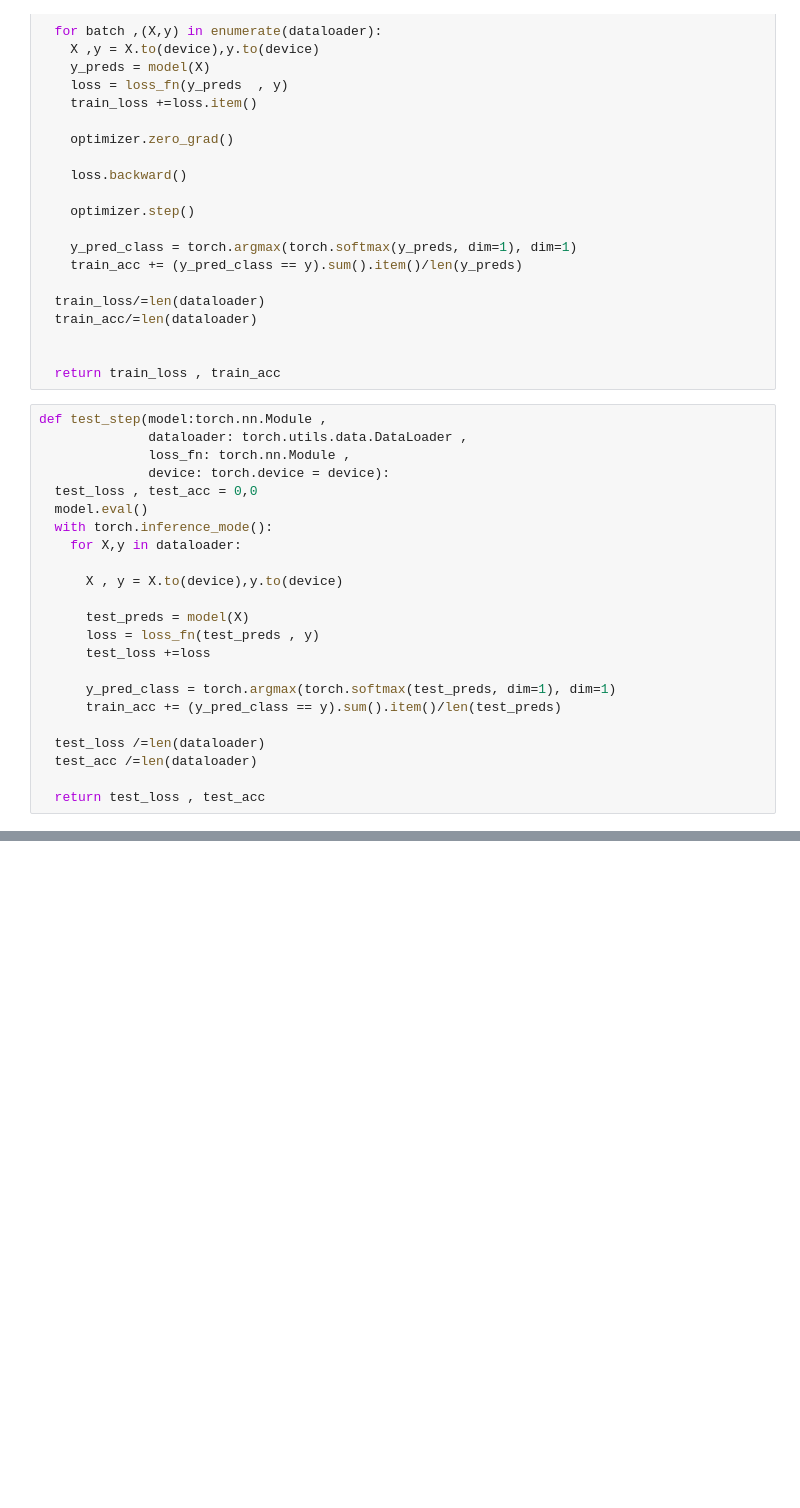
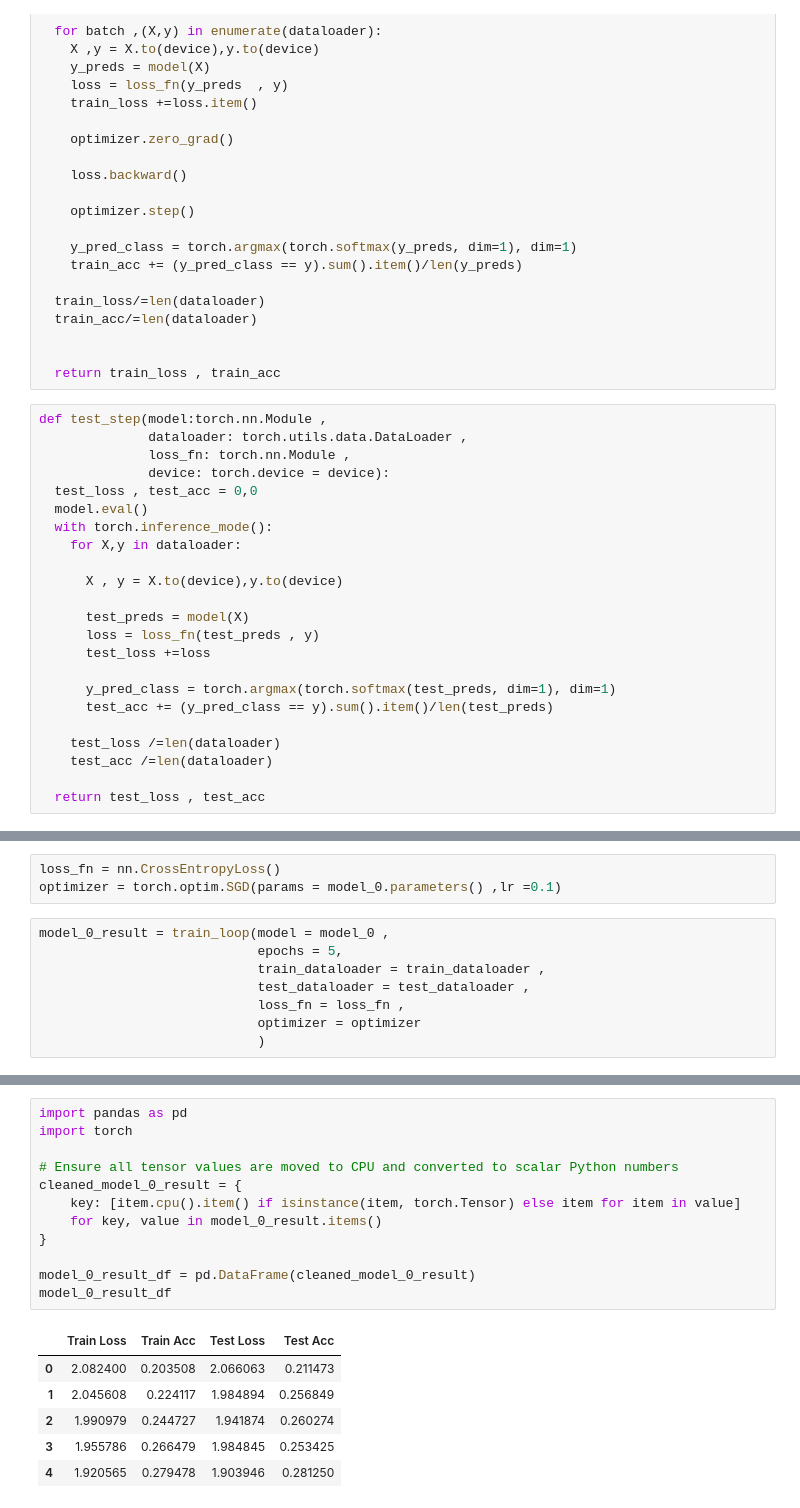
Before and after one commit to Imran1hp/Waste-Cassification, a Jupyter notebook: Waste_classification.ipynb, the cells around one changed output, grey strips where cells are left out. Drawn from its saved outputs; the diff is of its cells as text; blank space fills up the shorter version.

Commit message:
get result of the model_0

```diff
--- a/Waste_classification.ipynb
+++ b/Waste_classification.ipynb
@@ -462,9 +462,9 @@ def test_step(model:torch.nn.Module ,
       test_loss +=loss
 
       y_pred_class = torch.argmax(torch.softmax(test_preds, dim=1), dim=1)
-      train_acc += (y_pred_class == y).sum().item()/len(test_preds)
+      test_acc += (y_pred_class == y).sum().item()/len(test_preds)
 
-  test_loss /=len(dataloader)
-  test_acc /=len(dataloader)
+    test_loss /=len(dataloader)
+    test_acc /=len(dataloader)
 
   return test_loss , test_acc
@@ -470,0 +506,11 @@ def test_step(model:torch.nn.Module ,
+# %%
+loss_fn = nn.CrossEntropyLoss()
+optimizer = torch.optim.SGD(params = model_0.parameters() ,lr =0.1)
+# %%
+model_0_result = train_loop(model = model_0 ,
+                            epochs = 5,
+                            train_dataloader = train_dataloader ,
+                            test_dataloader = test_dataloader ,
+                            loss_fn = loss_fn ,
+                            optimizer = optimizer
+                            )
@@ -470,0 +533,19 @@ def test_step(model:torch.nn.Module ,
+# %%
+import pandas as pd
+import torch
+
+# Ensure all tensor values are moved to CPU and converted to scalar Python numbers
+cleaned_model_0_result = {
+    key: [item.cpu().item() if isinstance(item, torch.Tensor) else item for item in value]
+    for key, value in model_0_result.items()
+}
+
+model_0_result_df = pd.DataFrame(cleaned_model_0_result)
+model_0_result_df
+# %% [output]
+|  | Train Loss | Train Acc | Test Loss | Test Acc |
+| 0 | 2.082400 | 0.203508 | 2.066063 | 0.211473 |
+| 1 | 2.045608 | 0.224117 | 1.984894 | 0.256849 |
+| 2 | 1.990979 | 0.244727 | 1.941874 | 0.260274 |
+| 3 | 1.955786 | 0.266479 | 1.984845 | 0.253425 |
+| 4 | 1.920565 | 0.279478 | 1.903946 | 0.281250 |
```
Also changed, not shown: parts of 2 cells of this notebook.
